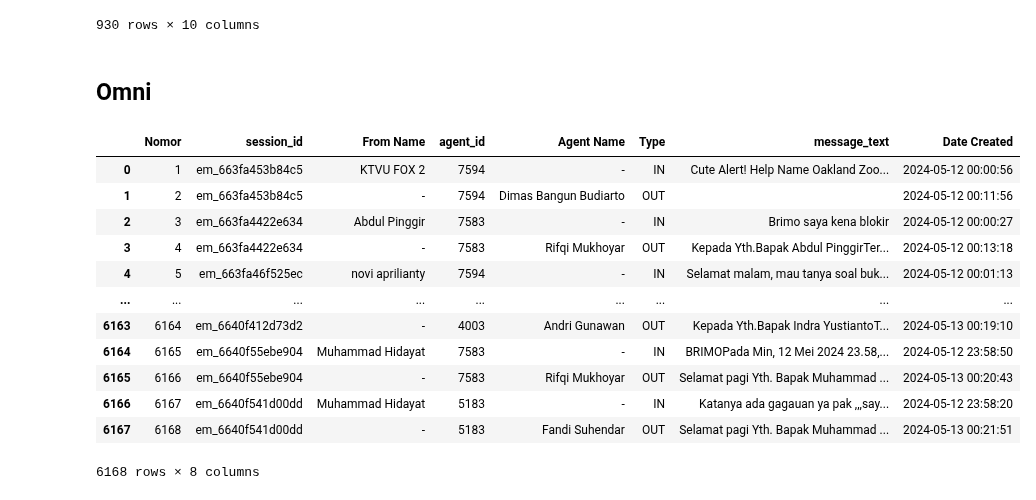
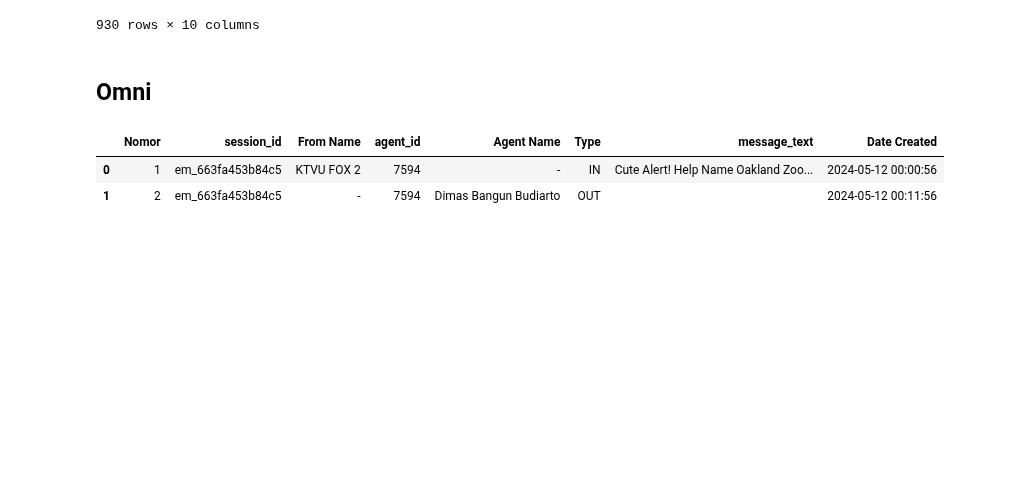
Before and after one commit to masterA88/dataquality2-new, a Jupyter notebook: read_bricare2.ipynb, the cells around one changed output. Cells and saved outputs as stored; diff of their text form; code cells hidden in the pictures; blank space fills up the shorter version.

```diff
--- a/read_bricare2.ipynb
+++ b/read_bricare2.ipynb
@@ -415,41 +441,31 @@ from bs4 import BeautifulSoup
 
 
 # Load the Excel file
 path = r"C:\Users\maste\Downloads\Omni\interaction_email.xlsx"
 df = pd.read_excel(path)
 
 
 # Function to convert HTML to text
 def html_to_text(html):
     if pd.isna(html):
         return ""
     soup = BeautifulSoup(html, "html.parser")
     text = soup.get_text()
     # Replace multiple consecutive newlines with a single newline
     text = re.sub(r'\n+', '\n', text)
     # Clean the text
     text = text.strip()
     return text
 
 # Apply the function to the 'message_html' column
 df['message_text'] = df['message_html'].apply(html_to_text)
 df_cleaned = df.drop(columns=['message_html'])
 df_cleaned = df_cleaned[['Nomor', 'session_id', 'From Name', 'agent_id', 'Agent Name', 'Type', 'message_text', 'Date Created']]
 # Display the dataframe with the new 'message_text' column
 # df_cleaned.iloc[:5].to_csv('message_html.csv')
 
-df_cleaned
+df_cleaned[df_cleaned['session_id']=='em_663fa453b84c5']
 # %% [output]
 |  | Nomor | session_id | From Name | agent_id | Agent Name | Type | message_text | Date Created |
 | 0 | 1 | em_663fa453b84c5 | KTVU FOX 2 | 7594 | - | IN | Cute Alert! Help Name Oakland Zoo... | 2024-05-12 00:00:56 |
 | 1 | 2 | em_663fa453b84c5 | - | 7594 | Dimas Bangun Budiarto | OUT |  | 2024-05-12 00:11:56 |
-| 2 | 3 | em_663fa4422e634 | Abdul Pinggir | 7583 | - | IN | Brimo saya kena blokir | 2024-05-12 00:00:27 |
-| 3 | 4 | em_663fa4422e634 | - | 7583 | Rifqi Mukhoyar | OUT | Kepada Yth.Bapak Abdul PinggirTer... | 2024-05-12 00:13:18 |
-| 4 | 5 | em_663fa46f525ec | novi aprilianty | 7594 | - | IN | Selamat malam, mau tanya soal buk... | 2024-05-12 00:01:13 |
-| ... | ... | ... | ... | ... | ... | ... | ... | ... |
-| 6163 | 6164 | em_6640f412d73d2 | - | 4003 | Andri Gunawan | OUT | Kepada Yth.Bapak Indra YustiantoT... | 2024-05-13 00:19:10 |
-| 6164 | 6165 | em_6640f55ebe904 | Muhammad Hidayat | 7583 | - | IN | BRIMOPada Min, 12 Mei 2024 23.58,... | 2024-05-12 23:58:50 |
-| 6165 | 6166 | em_6640f55ebe904 | - | 7583 | Rifqi Mukhoyar | OUT | Selamat pagi Yth. Bapak Muhammad ... | 2024-05-13 00:20:43 |
-| 6166 | 6167 | em_6640f541d00dd | Muhammad Hidayat | 5183 | - | IN | Katanya ada gagauan ya pak ,,,say... | 2024-05-12 23:58:20 |
-| 6167 | 6168 | em_6640f541d00dd | - | 5183 | Fandi Suhendar | OUT | Selamat pagi Yth. Bapak Muhammad ... | 2024-05-13 00:21:51 |
-6168 rows × 8 columns
```
Also changed, not shown: parts of 6 cells of this notebook.
